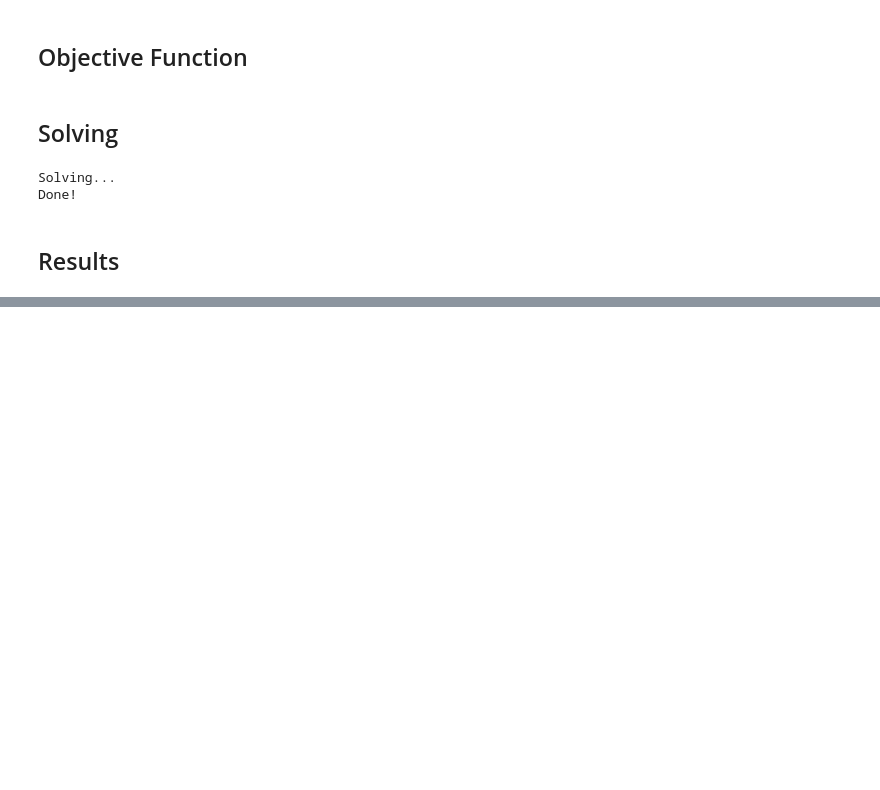
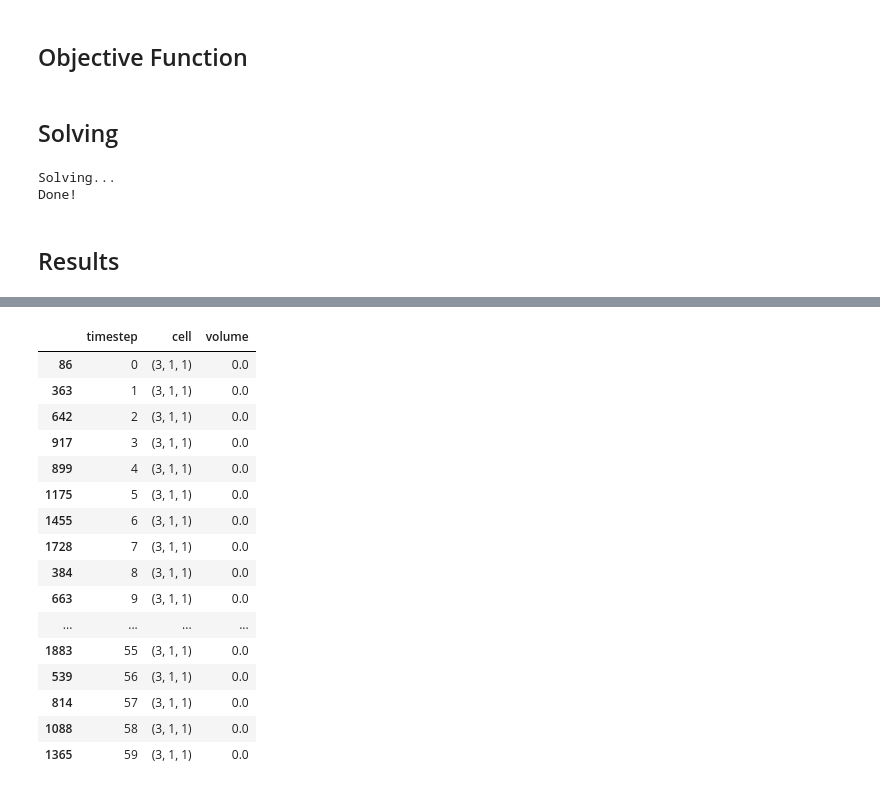
Before and after one commit to DEGABGED/linear_solver, a Jupyter notebook: CTM MILP Formulation.ipynb, the cells around one changed output, grey strips where cells are left out. Saved outputs shown, nothing was run; the diff lists cells and outputs as text; code cells hidden in the pictures; blank space fills up the shorter version.

```diff
--- a/CTM MILP Formulation.ipynb
+++ b/CTM MILP Formulation.ipynb
@@ -595,0 +718,21 @@ dtype: object
+# %%
+df_x_specific = df_x[df_x.cell == (CELL_NORMAL,1,1)].sort_values(by='timestep')
+df_x_specific
+# %% [output]
+|  | timestep | cell | volume |
+| 86 | 0 | (3, 1, 1) | 0.0 |
+| 363 | 1 | (3, 1, 1) | 0.0 |
+| 642 | 2 | (3, 1, 1) | 0.0 |
+| 917 | 3 | (3, 1, 1) | 0.0 |
+| 899 | 4 | (3, 1, 1) | 0.0 |
+| 1175 | 5 | (3, 1, 1) | 0.0 |
+| 1455 | 6 | (3, 1, 1) | 0.0 |
+| 1728 | 7 | (3, 1, 1) | 0.0 |
+| 384 | 8 | (3, 1, 1) | 0.0 |
+| 663 | 9 | (3, 1, 1) | 0.0 |
+| ... | ... | ... | ... |
+| 1883 | 55 | (3, 1, 1) | 0.0 |
+| 539 | 56 | (3, 1, 1) | 0.0 |
+| 814 | 57 | (3, 1, 1) | 0.0 |
+| 1088 | 58 | (3, 1, 1) | 0.0 |
+| 1365 | 59 | (3, 1, 1) | 0.0 |
```
Also changed, not shown: parts of 14 cells of this notebook, 2 other files.
